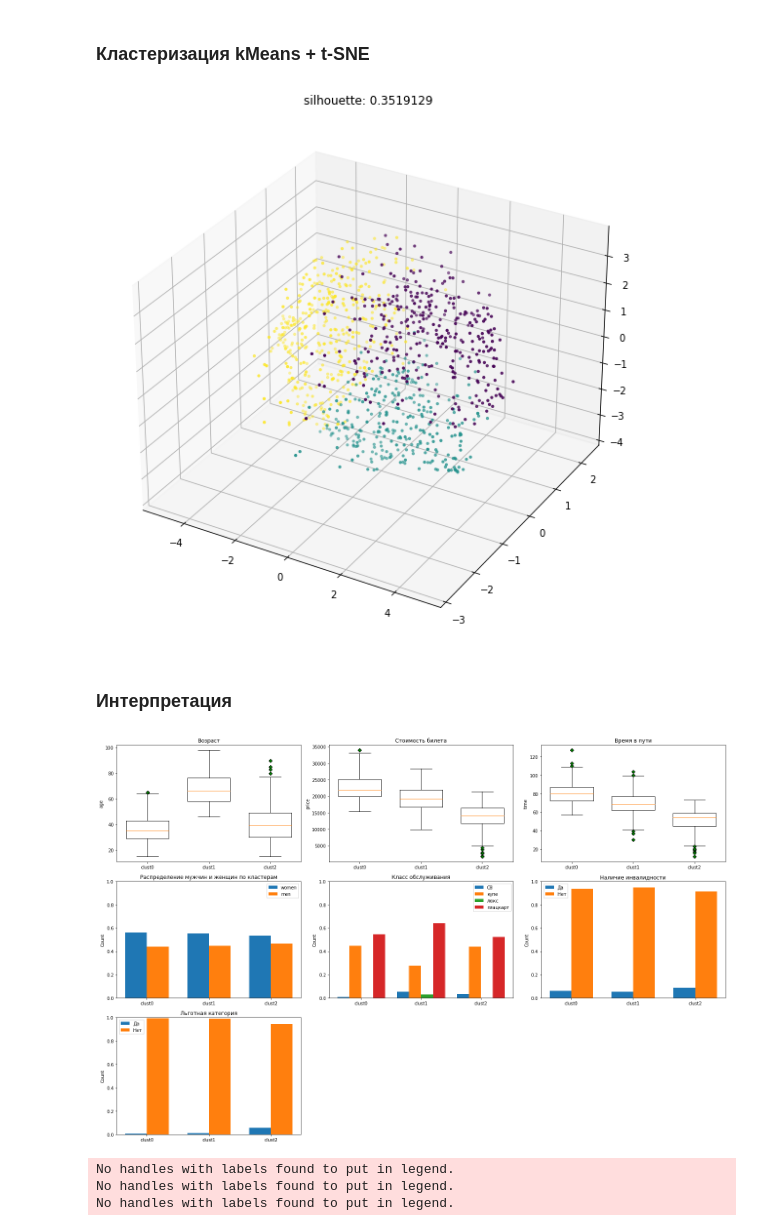
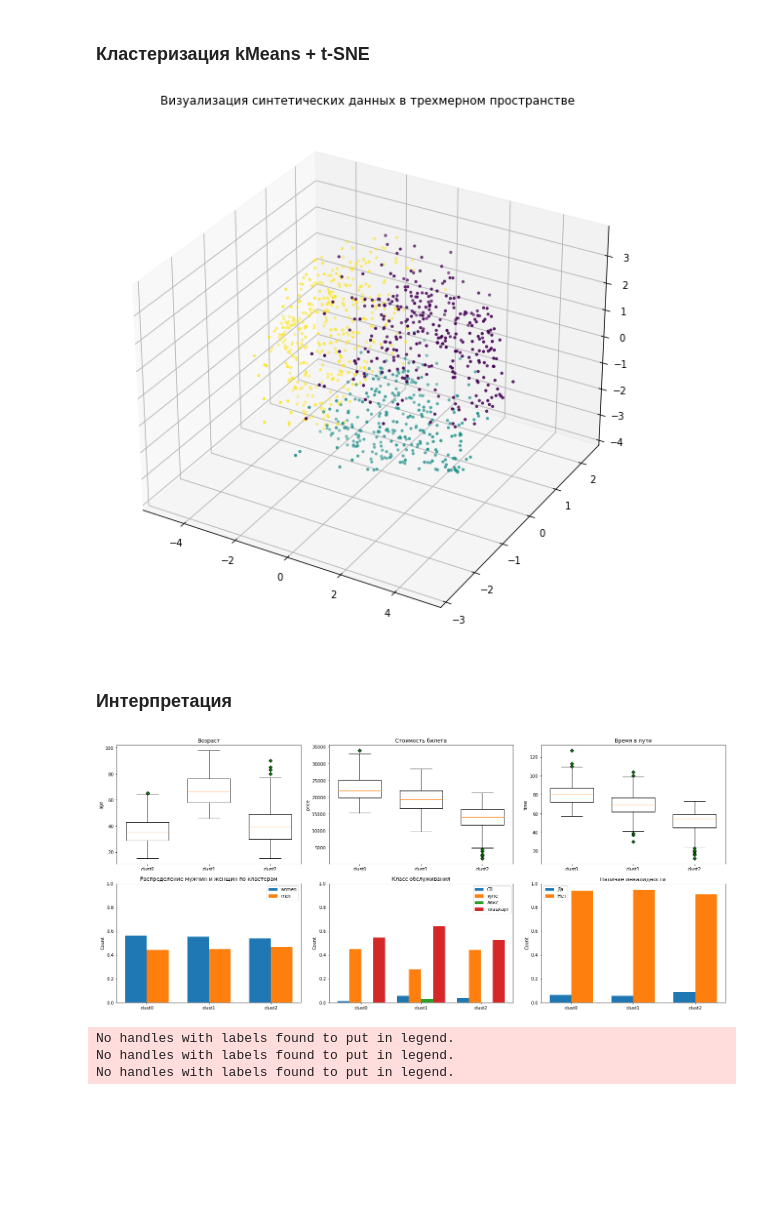
Before and after one commit to not-rdy/trainee, a Jupyter notebook: reports/2/rec_models/rec.ipynb, the cells around one changed output. Cells and saved outputs as stored; diff of their text form; code cells hidden in the pictures; blank space fills up the shorter version.

```diff
--- a/reports/2/rec_models/rec.ipynb
+++ b/reports/2/rec_models/rec.ipynb
@@ -78,13 +78,13 @@ ax.scatter(df1_norm2_tsne.iloc[:, 1],
            df1_norm2_tsne.iloc[:, 2],
            s=5,
            c=df1_norm2_tsne['cluster'])
-label = 'silhouette: ' + str(silhouette_score(df1_norm2_tsne.iloc[:, 0:3], m.labels_))
+label = 'Визуализация синтетических данных в трехмерном пространстве'
 plt.title(label)
 
 # метки
 df1['clust'] = m.labels_
 # %% [output]
-[figure, old version]
+[figure, new version]
 # %% [markdown]
 ### Интерпретация
 # %%
@@ -221,44 +221,44 @@ no = [df1_group.iloc[0, 12],
 x = np.arange(len(labels))
 width = 0.35
 
 
 ax = plt.subplot(r, c, 6)
 ax.bar(x - width/2, yes, width, label='Да')
 ax.bar(x + width/2, no, width, label='Нет')
 ax.set_ylabel('Count')
 ax.set_xticks(x)
 ax.set_xticklabels(labels)
 ax.set_title('Наличие инвалидности')
 ax.set_ylim(0, 1)
 plt.legend()
 fig.tight_layout()
 
 # ЛЬГОТНАЯ КАТЕГОРИЯ
 labels = ['clust0', 'clust1', 'clust2']
 yes = [df1_group.iloc[0, 14],
        df1_group.iloc[1, 14],
        df1_group.iloc[2, 14]]
 
 no = [df1_group.iloc[0, 15],
       df1_group.iloc[1, 15],
       df1_group.iloc[2, 15]]
 
 x = np.arange(len(labels))
 width = 0.35
 
 
-ax = plt.subplot(r, c, 7)
-ax.bar(x - width/2, yes, width, label='Да')
-ax.bar(x + width/2, no, width, label='Нет')
-ax.set_ylabel('Count')
-ax.set_xticks(x)
-ax.set_xticklabels(labels)
-ax.set_title('Льготная категория')
-ax.set_ylim(0, 1)
-plt.legend()
-fig.tight_layout()
+#ax = plt.subplot(r, c, 7)
+#ax.bar(x - width/2, yes, width, label='Да')
+#ax.bar(x + width/2, no, width, label='Нет')
+#ax.set_ylabel('Count')
+#ax.set_xticks(x)
+#ax.set_xticklabels(labels)
+#ax.set_title('Льготная категория')
+#ax.set_ylim(0, 1)
+#plt.legend()
+#fig.tight_layout()
 # %% [output]
-[figure, old version]
+[figure, new version]
 # %%
 #@title
 fig2, ax = plt.subplots(figsize=(20,5))
```
Also changed, not shown: parts of 5 cells of this notebook, 7 other files.
